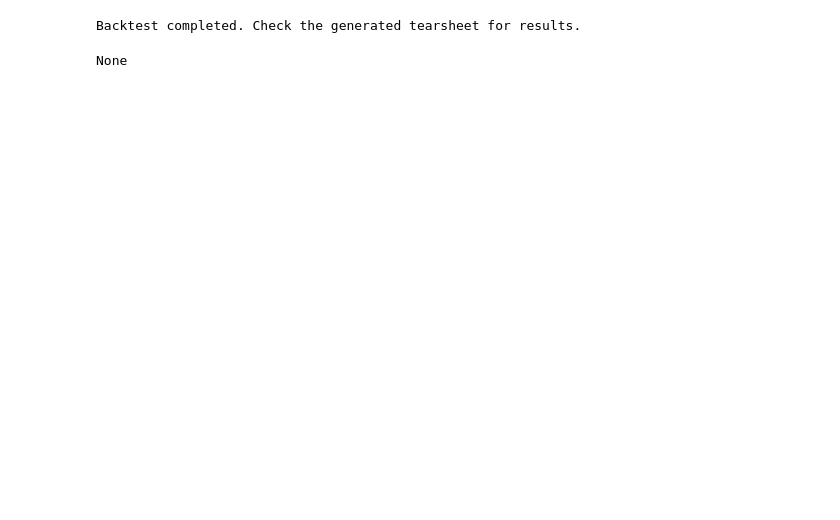
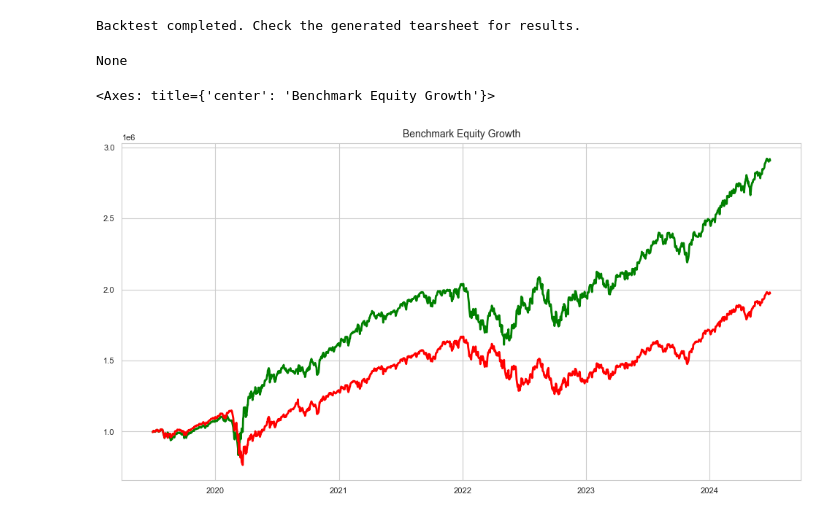
Before and after one commit to mchrisgm/Innovative-Approaches-to-Asset-Prediction, a Jupyter notebook: notebooks/Backtesting.ipynb, the cells around one changed output. Cells and saved outputs as stored; diff of their text form; code cells hidden in the pictures; blank space fills up the shorter version.

Commit message:
Added more backtesting statistics

```diff
--- a/notebooks/Backtesting.ipynb
+++ b/notebooks/Backtesting.ipynb
@@ -187,3 +190,17 @@ Backtest completed. Check the generated tearsheet for results.
 print(results)
 # %% [output]
 None
+# %%
+strategy_returns = tearsheet.strategy_equity
+benchmark_returns = tearsheet.benchmark_equity
+# %%
+strategy_statistics = tearsheet.get_results(strategy_returns)
+benchmark_statistics = tearsheet.get_results(benchmark_returns)
+# %%
+growth = strategy_statistics['equity'] - benchmark_statistics['equity']
+
+strategy_statistics['equity'].plot(title='Strategy Equity Growth', figsize=(12, 6), color='green', lw=2)
+benchmark_statistics['equity'].plot(title='Benchmark Equity Growth', figsize=(12, 6), color='red', lw=2)
+# %% [output]
+<Axes: title={'center': 'Benchmark Equity Growth'}>
+[figure, added]
```
Also changed, not shown: parts of 10 cells of this notebook, 2 other files.
